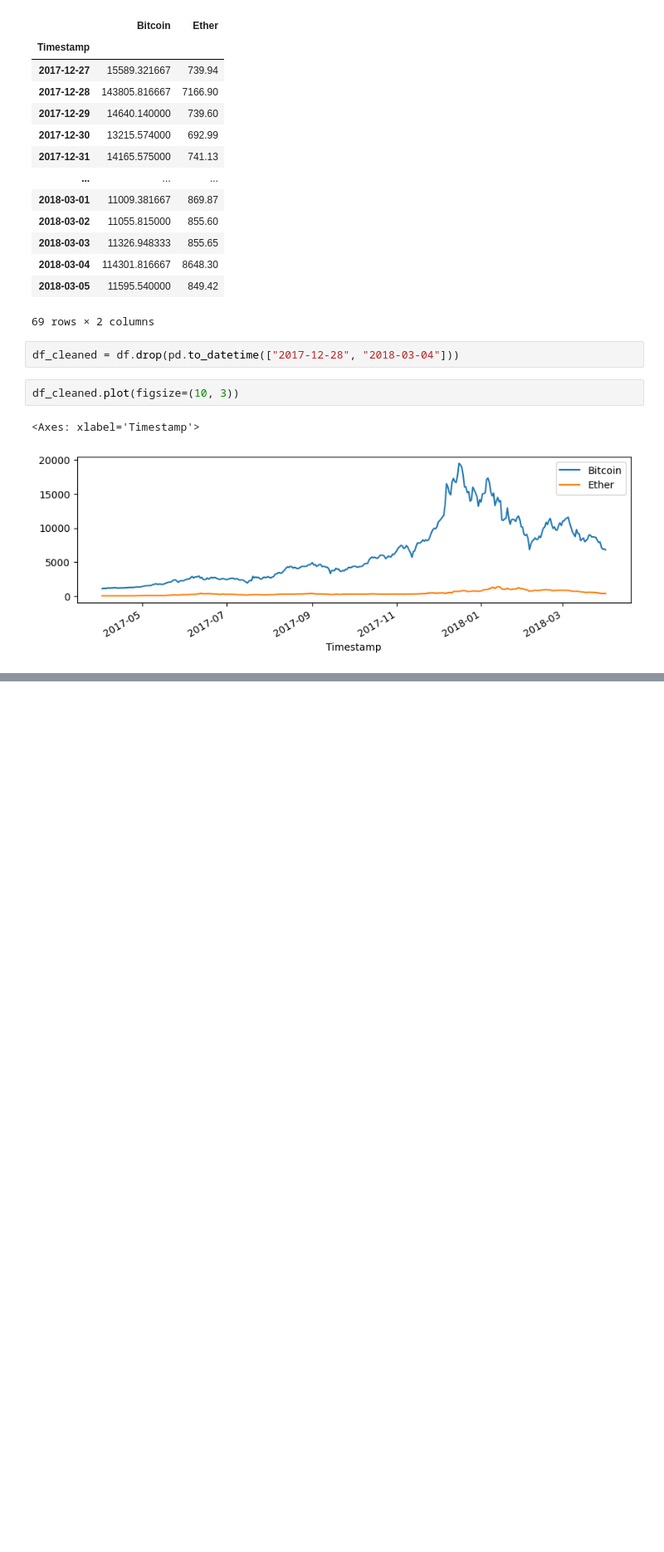
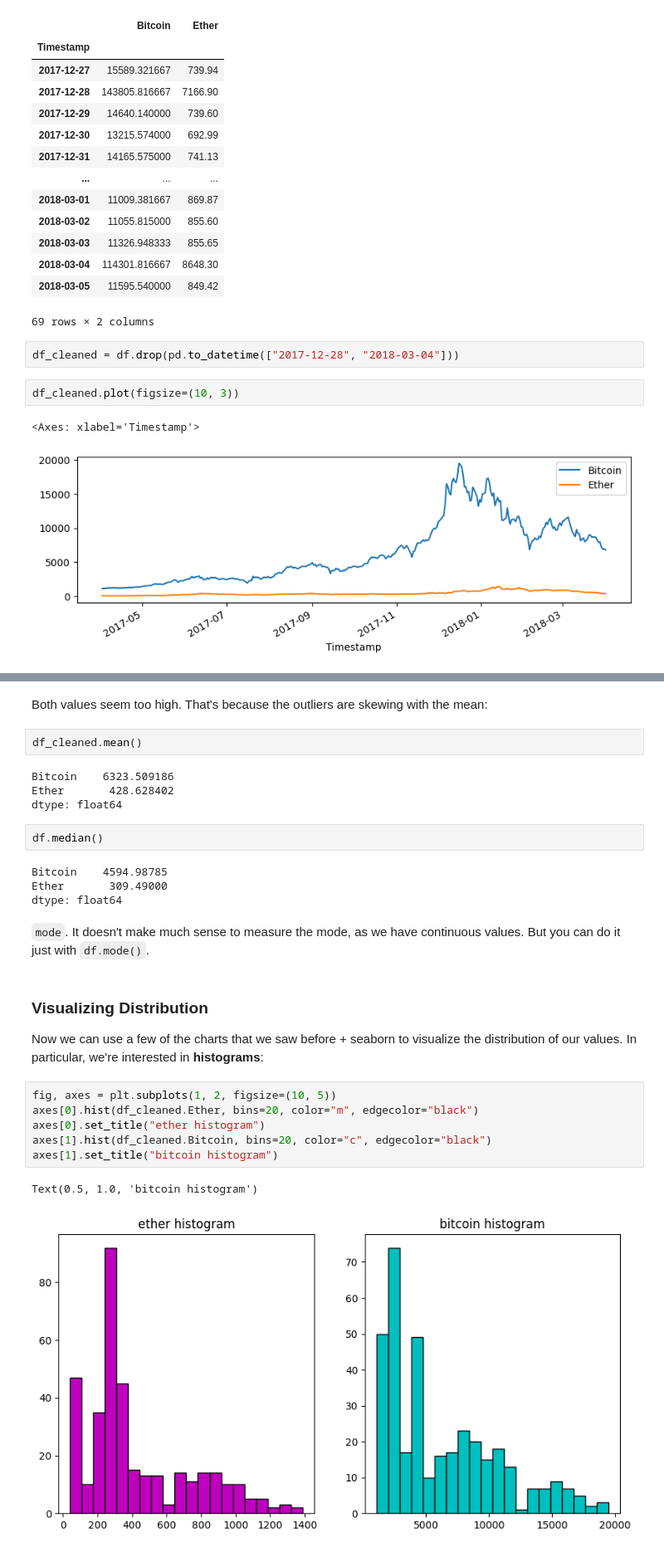
Before and after one commit to hh-blaire-cho/ds101_2025Jun, a Jupyter notebook: 11_Pandas_TimeSeries.ipynb, the cells around one changed output, grey strips where cells are left out. Shown at 83% size. Cells and saved outputs as stored; diff of their text form; blank space fills up the shorter version.

```diff
--- a/11_Pandas_TimeSeries.ipynb
+++ b/11_Pandas_TimeSeries.ipynb
@@ -573,0 +591,29 @@ df_cleaned.plot(figsize=(10, 3))
+# %% [markdown]
+Both values seem too high. That's because the outliers are skewing with the mean:
+# %%
+df_cleaned.mean()
+# %% [output]
+Bitcoin    6323.509186
+Ether       428.628402
+dtype: float64
+# %%
+df.median()
+# %% [output]
+Bitcoin    4594.98785
+Ether       309.49000
+dtype: float64
+# %% [markdown]
+`mode`. It doesn't make much sense to measure the mode, as we have continuous values. But you can do it just with `df.mode()`.
+# %% [markdown]
+### Visualizing Distribution
+
+Now we can use a few of the charts that we saw before + seaborn to visualize the distribution of our values. In particular, we're interested in **histograms**:
+# %%
+fig, axes = plt.subplots(1, 2, figsize=(10, 5))
+axes[0].hist(df_cleaned.Ether, bins=20, color="m", edgecolor="black")
+axes[0].set_title("ether histogram")
+axes[1].hist(df_cleaned.Bitcoin, bins=20, color="c", edgecolor="black")
+axes[1].set_title("bitcoin histogram")
+# %% [output]
+Text(0.5, 1.0, 'bitcoin histogram')
+[figure, added]
```
Also changed, not shown: parts of 48 cells of this notebook, 6 other files.
